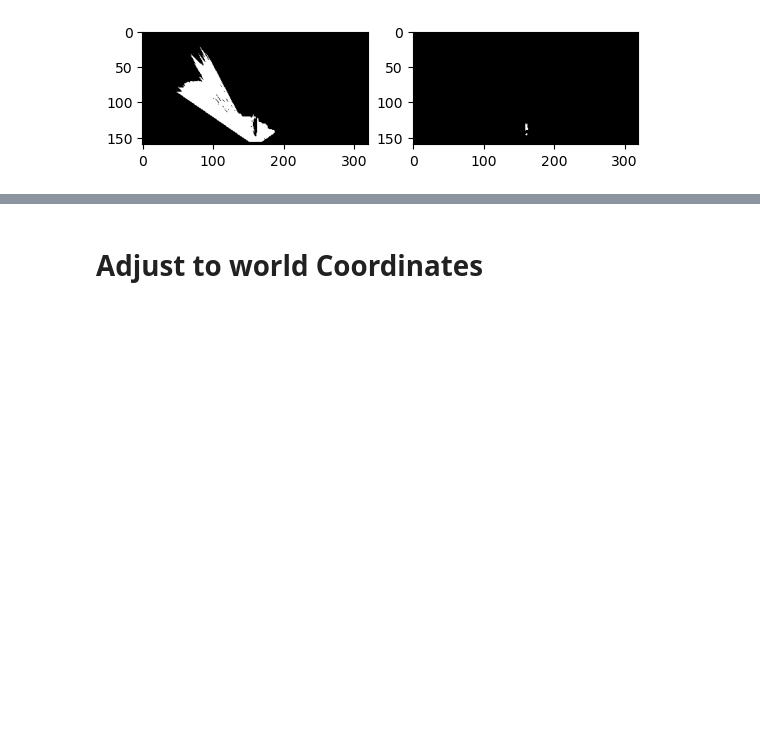
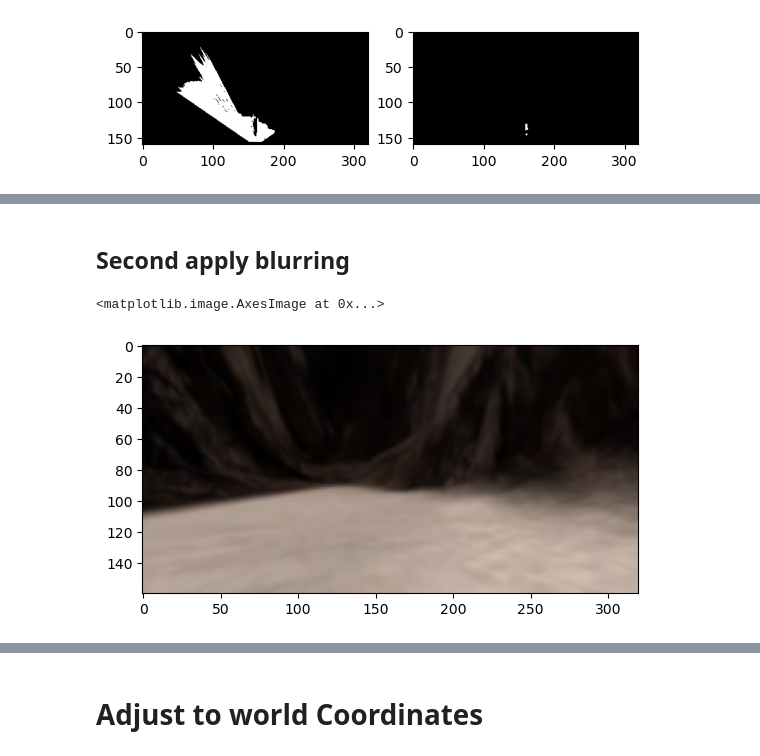
Before and after one commit to Zakaria-Madkour/Computer-Vision-, a Jupyter notebook: code/Pipeline_Stages.ipynb, the cells around one changed output, grey strips where cells are left out. Saved outputs shown, nothing was run; the diff lists cells and outputs as text; code cells hidden in the pictures; blank space fills up the shorter version.

```diff
--- a/code/Pipeline_Stages.ipynb
+++ b/code/Pipeline_Stages.ipynb
@@ -224,0 +240,9 @@ plt.imshow(rock, cmap='gray')
+# %% [markdown]
+## Second apply blurring
+# %%
+# Gaussian Blurring
+blur = cv2.GaussianBlur(image,(5,5),0)
+plt.imshow(blur)
+# %% [output]
+<matplotlib.image.AxesImage at 0x...>
+[figure, added]
```
Also changed, not shown: parts of 9 cells of this notebook.
